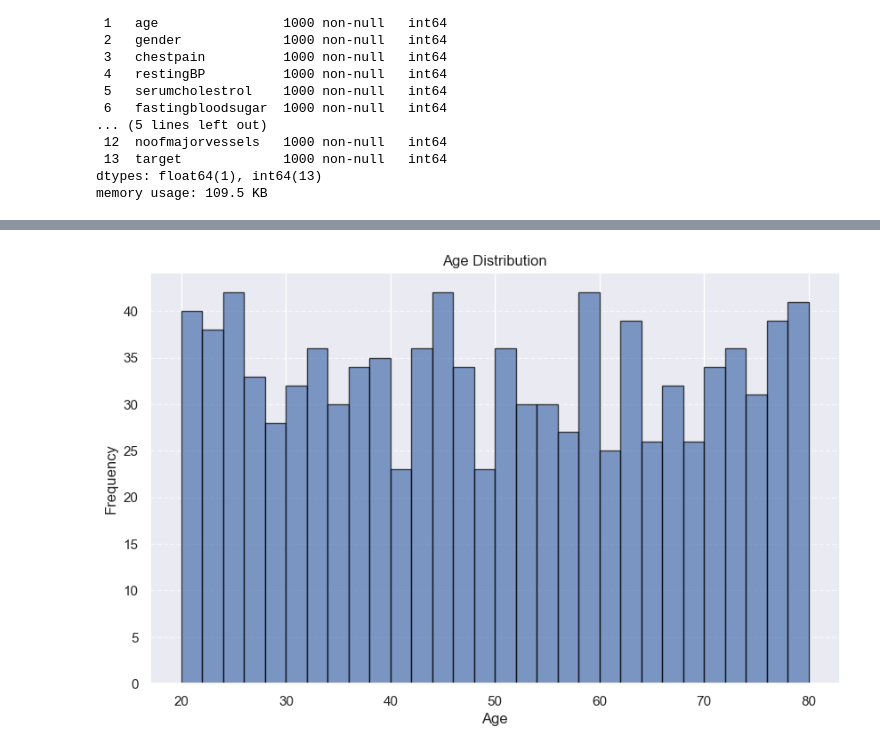
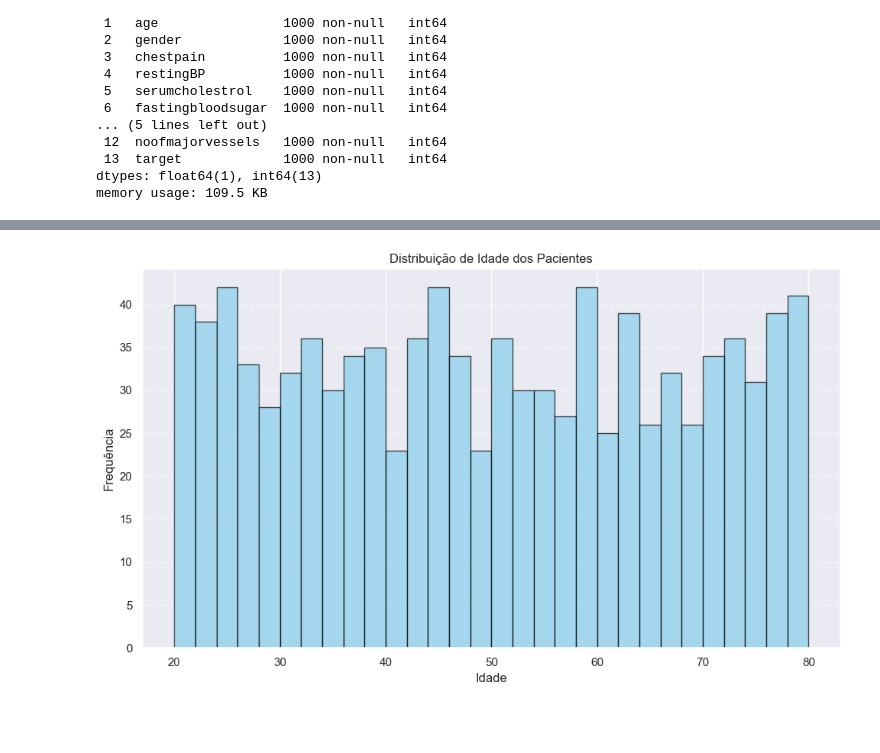
Before and after one commit to joaoizidioLoiola/PJ-Topicos_Avancados, a Jupyter notebook: TesteTopicosAvançados_T1 (2).ipynb, the cells around one changed output, grey strips where cells are left out. Saved outputs shown, nothing was run; the diff lists cells and outputs as text; code cells hidden in the pictures; blank space fills up the shorter version.

```diff
--- a/TesteTopicosAvançados_T1 (2).ipynb
+++ b/TesteTopicosAvançados_T1 (2).ipynb
@@ -106,7 +106,7 @@ import seaborn as sns
 from codecarbon import EmissionsTracker
 sns.set()
 # %%
-data = pd.read_csv("Cardiovascular_Disease_Dataset.csv")
+data = pd.read_csv("Cardiovascular_Disease_Dataset (1).csv")
 # %%
 data.head(1000)
 # %% [output]
@@ -189,10 +212,28 @@ plt.pie(target_counts,labels=target_counts.index,autopct='%1.1f%%',colors=['red'
 # %%
+# Configurar fonte
+plt.rcParams['font.family'] = 'sans-serif'
+
+# Criar gráfico
 plt.figure(figsize=(10, 6))
-plt.hist(data['age'], bins=30, edgecolor='black', alpha=0.7)
-plt.xlabel('Age')
-plt.ylabel('Frequency')
-plt.title('Age Distribution')
+
+# Criar histograma
+plt.hist(data['age'],
+         bins=30,
+         edgecolor='black',
+         alpha=0.7,
+         color='skyblue')
+
+plt.xlabel('Idade')
+plt.ylabel('Frequência')
+plt.title('Distribuição de Idade dos Pacientes')
+
+# Adicionar grade
 plt.grid(axis='y', linestyle='--', alpha=0.7)
+
+# Ajustar layout
+plt.tight_layout()
+
+# Mostrar gráfico
 plt.show()
 # %% [output]
-[figure, old version]
+[figure, new version]
```
Also changed, not shown: parts of 62 cells of this notebook, 1 other file.
